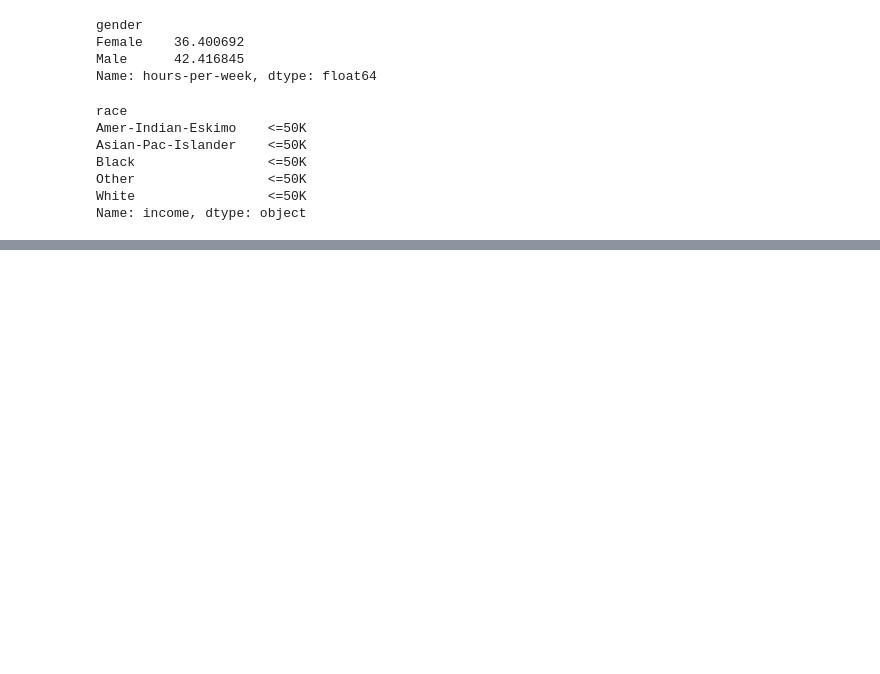
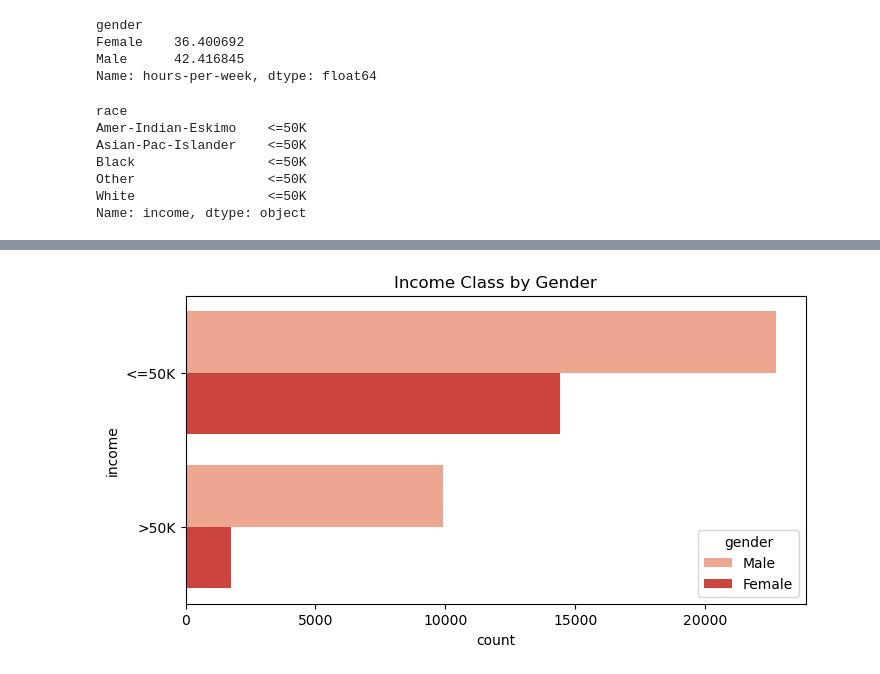
Before and after one commit to nezzzzo/ds-ai-projects, a Jupyter notebook: projects/income/income.ipynb, the cells around one changed output, grey strips where cells are left out. Saved outputs shown, nothing was run; the diff lists cells and outputs as text; code cells hidden in the pictures; blank space fills up the shorter version.

```diff
--- a/projects/income/income.ipynb
+++ b/projects/income/income.ipynb
@@ -156,0 +177,7 @@ plt.show()
+# %%
+plt.figure(figsize=(8, 4))
+sns.countplot(df, y="income", hue="gender", palette="Reds")
+plt.title("Income Class by Gender")
+plt.show()
+# %% [output]
+[figure, added]
```
Also changed, not shown: parts of 3 cells of this notebook.
